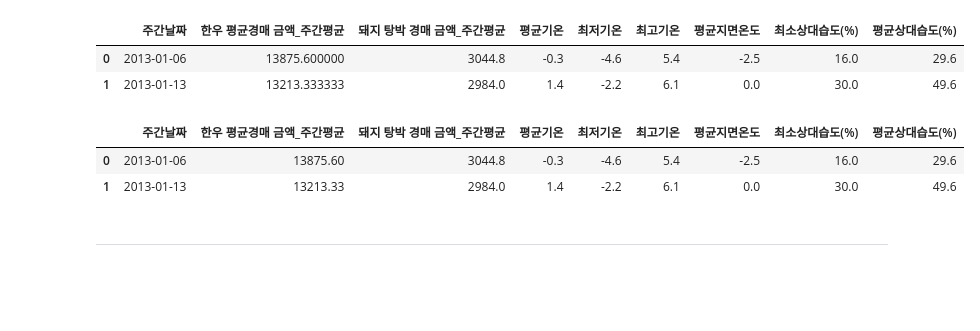
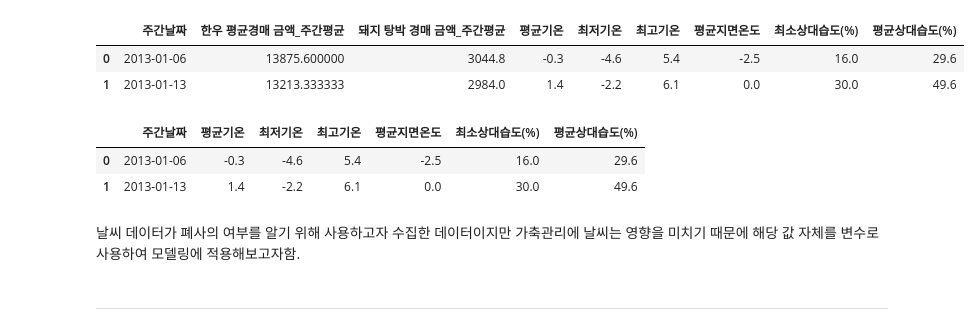
Before and after one commit to DSC-SCH/livestock-solution-project, a Jupyter notebook: eda/all_merged_data.ipynb, the cells around one changed output. Drawn from its saved outputs; the diff is of its cells as text; code cells hidden in the pictures; blank space fills up the shorter version.

```diff
--- a/eda/all_merged_data.ipynb
+++ b/eda/all_merged_data.ipynb
@@ -208,12 +195,14 @@ weather_df.head(2)
 | 0 | 2013-01-06 | 13875.600000 | 3044.8 | -0.3 | -4.6 | 5.4 | -2.5 | 16.0 | 29.6 |
 | 1 | 2013-01-13 | 13213.333333 | 2984.0 | 1.4 | -2.2 | 6.1 | 0.0 | 30.0 | 49.6 |
 # %%
-weather_df[['한우 평균경매 금액_주간평균', '돼지 탕박 경매 금액_주간평균']] = weather_df[['한우 평균경매 금액_주간평균', '돼지 탕박 경매 금액_주간평균']].round(2)
+weather_df = weather_df.drop(['한우 평균경매 금액_주간평균', '돼지 탕박 경매 금액_주간평균'],axis=1)
 weather_df.head(2)
 # %% [output]
-|  | 주간날짜 | 한우 평균경매 금액_주간평균 | 돼지 탕박 경매 금액_주간평균 | 평균기온 | 최저기온 | 최고기온 | 평균지면온도 | 최소상대습도(%) | 평균상대습도(%) |
-| 0 | 2013-01-06 | 13875.60 | 3044.8 | -0.3 | -4.6 | 5.4 | -2.5 | 16.0 | 29.6 |
-| 1 | 2013-01-13 | 13213.33 | 2984.0 | 1.4 | -2.2 | 6.1 | 0.0 | 30.0 | 49.6 |
+|  | 주간날짜 | 평균기온 | 최저기온 | 최고기온 | 평균지면온도 | 최소상대습도(%) | 평균상대습도(%) |
+| 0 | 2013-01-06 | -0.3 | -4.6 | 5.4 | -2.5 | 16.0 | 29.6 |
+| 1 | 2013-01-13 | 1.4 | -2.2 | 6.1 | 0.0 | 30.0 | 49.6 |
+# %% [markdown]
+날씨 데이터가 폐사의 여부를 알기 위해 사용하고자 수집한 데이터이지만 가축관리에 날씨는 영향을 미치기 때문에 해당 값 자체를 변수로 사용하여 모델링에 적용해보고자함.
 # %% [markdown]
 ---
 # %% [markdown]
```
Also changed, not shown: parts of 35 cells of this notebook.
